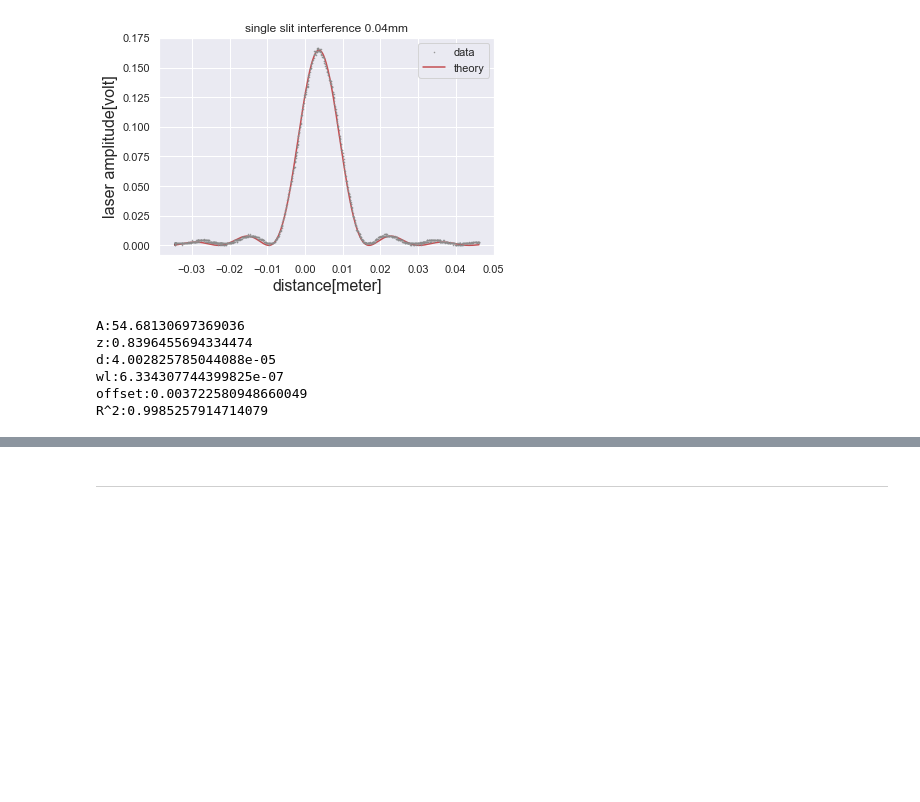
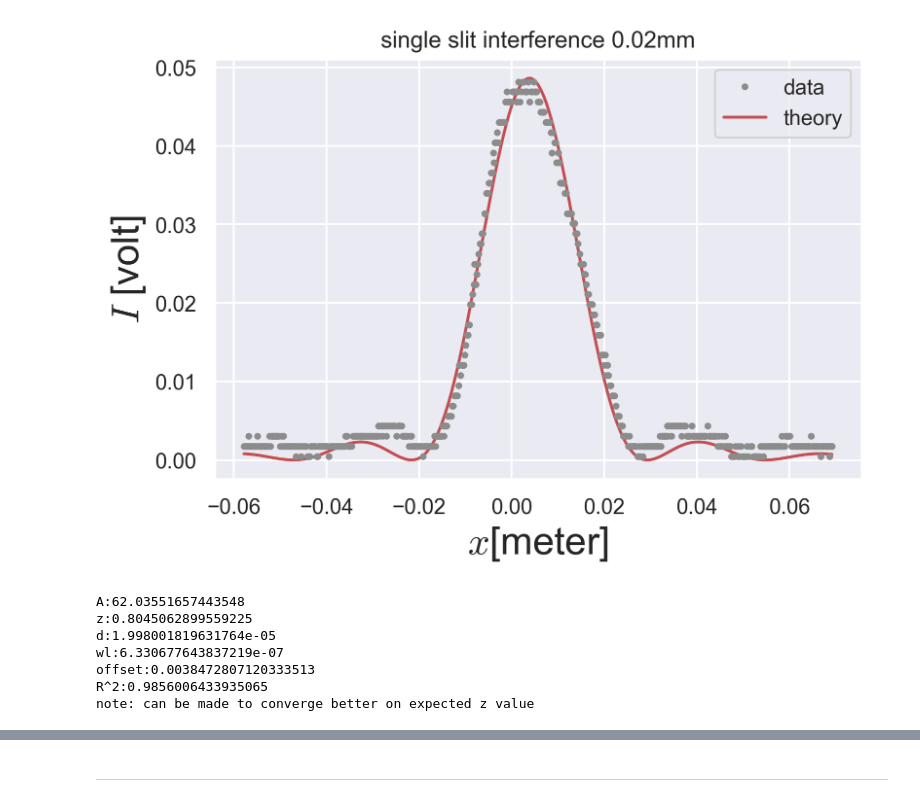
Before and after one commit to EdoMor/notebooks, a Jupyter notebook: edos single slit notebook.ipynb, the cells around one changed output, grey strips where cells are left out. Drawn from its saved outputs; the diff is of its cells as text; code cells hidden in the pictures; blank space fills up the shorter version.

Commit message:
added extentions and some new single slit and n slits graphs modified single slit reduced function modified angle analysis graph

```diff
--- a/edos single slit notebook.ipynb
+++ b/edos single slit notebook.ipynb
@@ -1,5 +1,6 @@
 # %%
 import matplotlib.pyplot as plt
+from matplotlib import gridspec
 import numpy as np
 from sympy import *
 from IPython.display import display, Latex
@@ -11,3 +12,4 @@ import seaborn as sbs
 sbs.set()
 plt.rcParams["mathtext.fontset"]='cm'
 plt.rcParams['axes.labelsize']= 20
+plt.rcParams['figure.dpi'] = 300
@@ -14,36 +97,38 @@ plt.rcParams['axes.labelsize']= 20
 # %%
 pname=['A', 'z', 'd', 'wl', 'offset']
-z=0.855
+z=0.84
 wl=(6.328*(10**(-7)))
-d=4.0e-5
-A=50
-data=es.read('exp1125/original parameters/single slit/0.04','sweep2.txt')
-s,f=[200,-200]
+d=2.0e-5
+A=20
+data=es.read('exp1125/original parameters/single slit/0.02','sweep2.txt')
+s,f=[50,-80]
 r,c=[320,1314/2]
+r,c=[-0.5,-0.5]
 r,c=[(f-s)/2,(s+f)/2]
-r,c=[-0.5,-0.5]
 xdata=z*np.sin(np.deg2rad((es.volt_to_angle(data['angle']))[int(c-r):int(c+r)])) #x data agusted for distortion
 ydata=-data['power'][int(c-r):int(c+r)]
-plt.plot(xdata,ydata,'.',markersize=1,zorder=2,color=sbs.color_palette()[7])
+plt.plot(xdata,ydata,'.',markersize=5,zorder=2,color=sbs.color_palette()[7])
 popt, pcov=fit.curve_fit(es.single_slit_model,xdata,ydata,[A, z, d, wl, es.offset],
-                         bounds=((0      ,0     ,d-0.001*d,wl-wl*0.001,-np.inf),
-                                 ( np.inf,np.inf,d+0.001*d,wl+wl*0.001,np.inf)))
+                         bounds=((0     ,0     ,d-0.001*d,wl-wl*0.001,-np.inf),
+                                 (np.inf,np.inf,d+0.001*d,wl+wl*0.001,np.inf)))
 plt.plot(xdata,es.single_slit_model(xdata,*popt),zorder=1,color=sbs.color_palette()[3])
 plt.legend(['data','theory'])
-plt.title('single slit interference 0.04mm')
-plt.xlabel('distance[meter]')
-plt.ylabel('laser amplitude[volt]')
+plt.title('single slit interference 0.02mm')
+plt.xlabel('$x$[meter]')
+plt.ylabel('$I$ [volt]')
 plt.show()
 for i in range(len(popt)): print(pname[i]+':'+str(popt[i]))
 print('R^2:'+str(es.Rsquared(xdata,ydata,es.single_slit_model,popt)))
+print('note: can be made to converge better on expected z value')
 # %% [output]
-[figure, old version]
+[figure, new version]
-A:54.68130697369036
-z:0.8396455694334474
-d:4.002825785044088e-05
-wl:6.334307744399825e-07
-offset:0.003722580948660049
-R^2:0.9985257914714079
+A:62.03551657443548
+z:0.8045062899559225
+d:1.998001819631764e-05
+wl:6.330677643837219e-07
+offset:0.0038472807120333513
+R^2:0.9856006433935065
+note: can be made to converge better on expected z value
 # %%
 pname=['A', 'z', 'd', 'wl', 'offset']
 z=0.84
```
Also changed, not shown: parts of 10 cells of this notebook, 15 other files.
